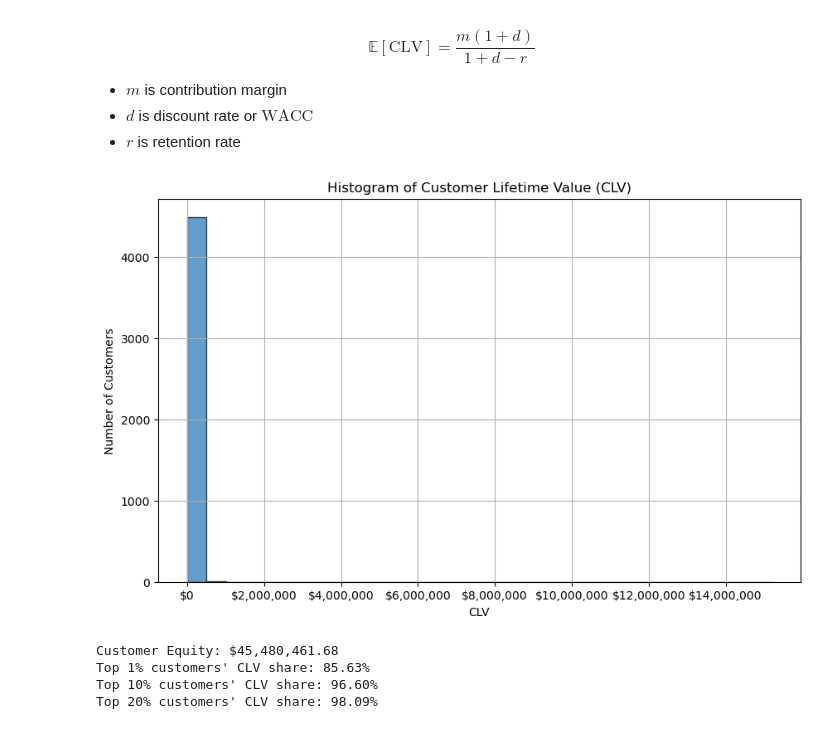
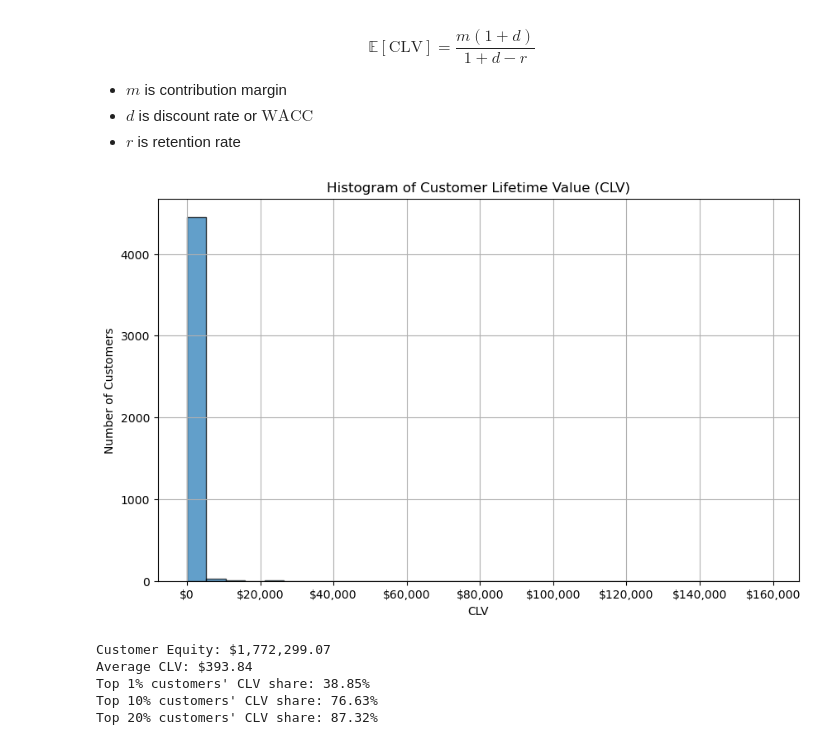
Before and after one commit to patricesweeney/growth, a Jupyter notebook: 01_Valuation/01_CLV.ipynb, the cells around one changed output. Saved outputs shown, nothing was run; the diff lists cells and outputs as text; code cells hidden in the pictures.

```diff
--- a/01_Valuation/01_CLV.ipynb
+++ b/01_Valuation/01_CLV.ipynb
@@ -4,0 +49,39 @@
+# %%
+import pandas as pd
+import numpy as np
+from faker import Faker
+
+def create_customer_data(num_customers=4500, empirical_mean=100, empirical_std=1):
+    fake = Faker()
+    np.random.seed(42)
+
+    # Convert empirical mean and standard deviation to the parameters of the underlying normal distribution
+    mu = np.log(empirical_mean**2 / np.sqrt(empirical_std**2 + empirical_mean**2))
+    sigma = np.sqrt(np.log(empirical_std**2 / empirical_mean**2 + 1))
+
+    customer_data = []
+
+    for _ in range(num_customers):
+        customer_id = fake.uuid4()
+
+        # Generate price using Log-Normal distribution
+        price = round(np.random.lognormal(mean=mu, sigma=sigma), 2)
+
+        gross_margin = round(np.random.uniform(0.7, 0.99), 2)
+        retention_rate = round(np.random.uniform(0.5, 1), 2)
+        wacc = round(np.random.uniform(0.1, 0.2), 2)
+
+        customer_data.append([
+            customer_id,
+            price,
+            gross_margin,
+            retention_rate,
+            wacc
+        ])
+
+    columns = ['customer_id', 'price', 'gross_margin', 'retention_rate', 'wacc']
+    return pd.DataFrame(customer_data, columns=columns)
+
+# Generate the data
+data = create_customer_data(empirical_mean=121, empirical_std=659.2)
+data
@@ -7,7 +106,7 @@ import pandas as pd
 import numpy as np
 from faker import Faker
 
-def create_customer_data(num_customers=4500, price_min=30, price_alpha=0.65):
+def create_customer_data(num_customers=4500, price_min=20, price_alpha=0.6):
     fake = Faker()
     np.random.seed(42)
 
@@ -90,35 +189,40 @@ def calculate_clv(data):
 
     # Format x-axis labels as integers in dollar format
     formatter = FuncFormatter(lambda x, _: f'${int(x):,}')
     plt.gca().xaxis.set_major_formatter(formatter)
 
     plt.show()
 
     # Calculate and print Customer Equity
     customer_equity = np.sum(clv)
     print(f"Customer Equity: ${customer_equity:,.2f}")
 
+    # Calculate and print Average CLV
+    average_clv = np.mean(clv)
+    print(f"Average CLV: ${average_clv:,.2f}")
+
     # Calculate % CLV share of the top 1%, top 10%, and top 20% of customers
     num_customers = len(clv)
     top_1_percent = int(np.ceil(0.01 * num_customers))
     top_10_percent = int(np.ceil(0.10 * num_customers))
     top_20_percent = int(np.ceil(0.20 * num_customers))
 
     clv_sorted = np.sort(clv)[::-1]  # Sort CLV in descending order
     clv_top_1_percent_share = np.sum(clv_sorted[:top_1_percent]) / customer_equity * 100
     clv_top_10_percent_share = np.sum(clv_sorted[:top_10_percent]) / customer_equity * 100
     clv_top_20_percent_share = np.sum(clv_sorted[:top_20_percent]) / customer_equity * 100
 
     print(f"Top 1% customers' CLV share: {clv_top_1_percent_share:.2f}%")
     print(f"Top 10% customers' CLV share: {clv_top_10_percent_share:.2f}%")
     print(f"Top 20% customers' CLV share: {clv_top_20_percent_share:.2f}%")
 
 # Example usage
 # Assuming 'data' is a DataFrame containing the relevant columns
 calculate_clv(data)
 # %% [output]
-[figure, old version]
+[figure, new version]
-Customer Equity: $45,480,461.68
-Top 1% customers' CLV share: 85.63%
-Top 10% customers' CLV share: 96.60%
-Top 20% customers' CLV share: 98.09%
+Customer Equity: $1,772,299.07
+Average CLV: $393.84
+Top 1% customers' CLV share: 38.85%
+Top 10% customers' CLV share: 76.63%
+Top 20% customers' CLV share: 87.32%
```
Also changed, not shown: parts of 6 cells of this notebook, 13 other files.
